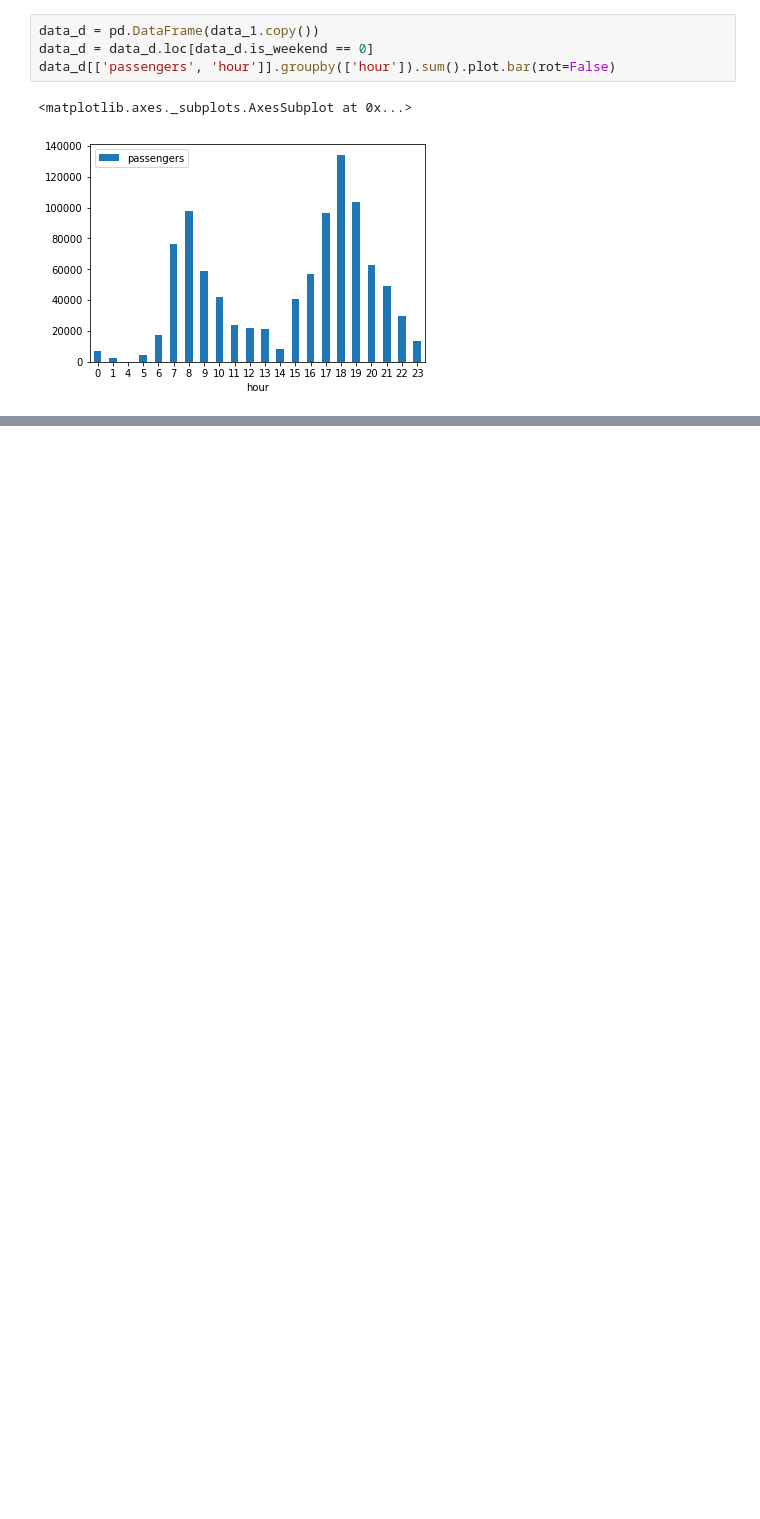
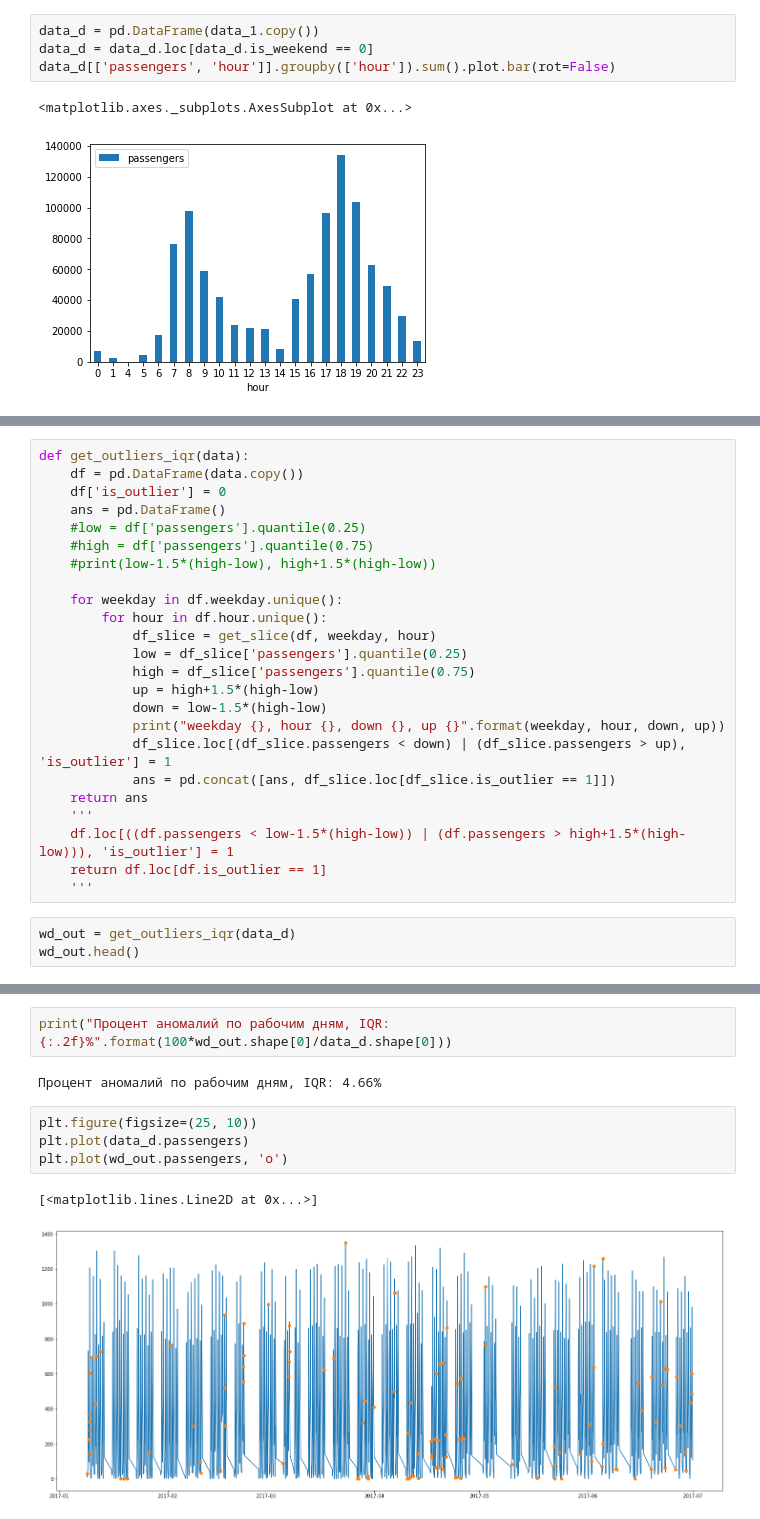
Before and after one commit to mikhnev/nir, a Jupyter notebook: khimki_2017_jan-jun.ipynb, the cells around one changed output, grey strips where cells are left out. Drawn from its saved outputs; the diff is of its cells as text; blank space fills up the shorter version.

```diff
--- a/khimki_2017_jan-jun.ipynb
+++ b/khimki_2017_jan-jun.ipynb
@@ -628,0 +649,27 @@ data_d[['passengers', 'hour']].groupby(['hour']).sum().plot.bar(rot=False)
+# %%
+def get_outliers_iqr(data):
+    df = pd.DataFrame(data.copy())
+    df['is_outlier'] = 0
+    ans = pd.DataFrame()
+    #low = df['passengers'].quantile(0.25)
+    #high = df['passengers'].quantile(0.75)
+    #print(low-1.5*(high-low), high+1.5*(high-low))
+
+    for weekday in df.weekday.unique():
+        for hour in df.hour.unique():
+            df_slice = get_slice(df, weekday, hour)
+            low = df_slice['passengers'].quantile(0.25)
+            high = df_slice['passengers'].quantile(0.75)
+            up = high+1.5*(high-low)
+            down = low-1.5*(high-low)
+            print("weekday {}, hour {}, down {}, up {}".format(weekday, hour, down, up))
+            df_slice.loc[(df_slice.passengers < down) | (df_slice.passengers > up), 'is_outlier'] = 1
+            ans = pd.concat([ans, df_slice.loc[df_slice.is_outlier == 1]])
+    return ans
+    '''
+    df.loc[((df.passengers < low-1.5*(high-low)) | (df.passengers > high+1.5*(high-low))), 'is_outlier'] = 1
+    return df.loc[df.is_outlier == 1]
+    '''
+# %%
+wd_out = get_outliers_iqr(data_d)
+wd_out.head()
@@ -628,0 +701,11 @@ data_d[['passengers', 'hour']].groupby(['hour']).sum().plot.bar(rot=False)
+# %%
+print("Процент аномалий по рабочим дням, IQR: {:.2f}%".format(100*wd_out.shape[0]/data_d.shape[0]))
+# %% [output]
+Процент аномалий по рабочим дням, IQR: 4.66%
+# %%
+plt.figure(figsize=(25, 10))
+plt.plot(data_d.passengers)
+plt.plot(wd_out.passengers, 'o')
+# %% [output]
+[<matplotlib.lines.Line2D at 0x...>]
+[figure, added]
```
Also changed, not shown: parts of 26 cells of this notebook.
